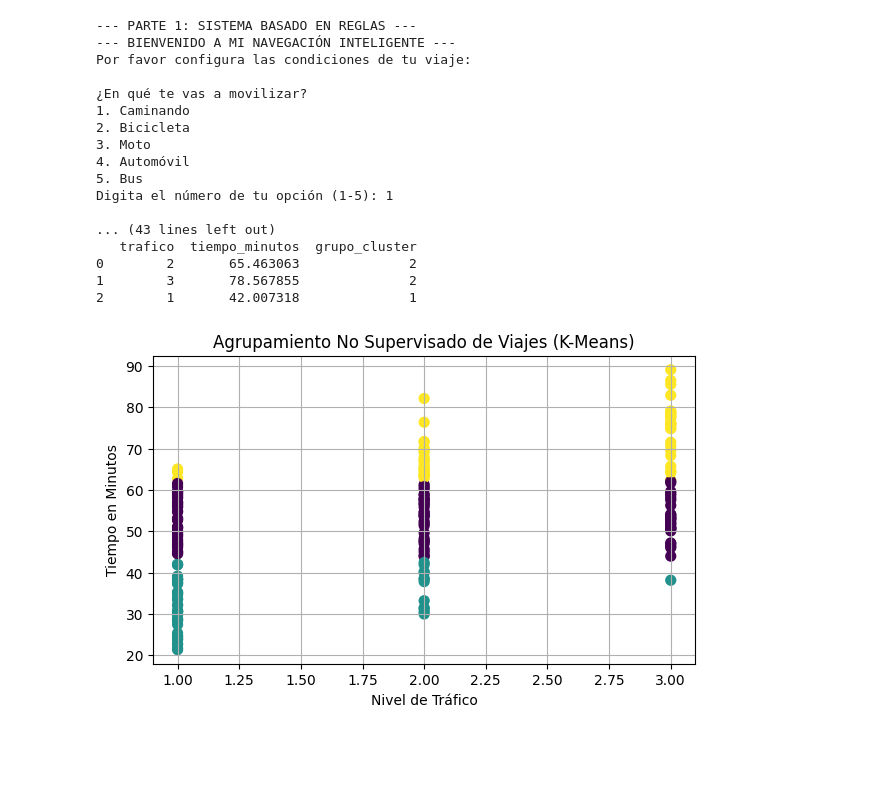
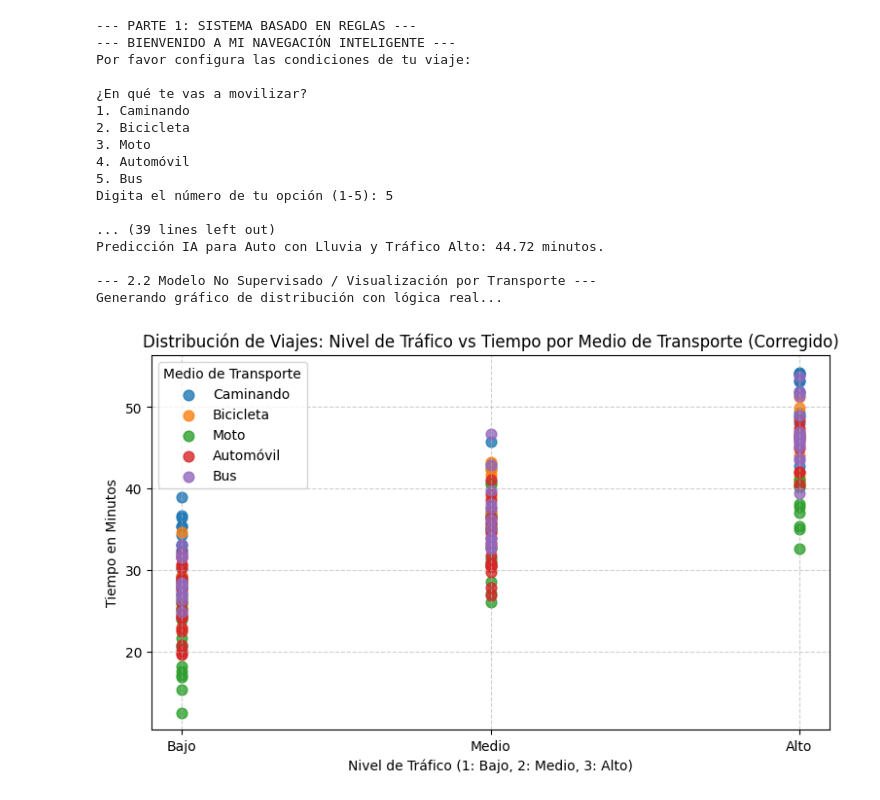
Before and after one commit to williampimo-ai/Rutas, a Jupyter notebook: Ruta.ipynb, the cells around one changed output. Cells and saved outputs as stored; diff of their text form; code cells hidden in the pictures; blank space fills up the shorter version.

```diff
--- a/Ruta.ipynb
+++ b/Ruta.ipynb
@@ -166,18 +166,23 @@ import pandas as pd
 import numpy as np
 from sklearn.model_selection import train_test_split
 from sklearn.linear_model import LinearRegression
-from sklearn.cluster import KMeans
 import matplotlib.pyplot as plt
 
-# 1. Generación de Dataset de Muestra (ya que no hay fuente de datos externa)
+# 1. Generación de Dataset de Muestra (Lógica corregida para la realidad)
 np.random.seed(42)
 n_muestras = 200
 
-# Simulamos datos: Transporte (1-5), Clima (1-3), Tráfico (1-3)
 trans_ids = np.random.randint(1, 6, n_muestras)
 clima_ids = np.random.randint(1, 4, n_muestras)
 traf_ids = np.random.randint(1, 4, n_muestras)
-tiempo_real = (trans_ids * 8) + (clima_ids * 5) + (traf_ids * 10) + np.random.normal(0, 3, n_muestras)
+
+# CORRECCIÓN LÓGICA:
+# - Transporte: Invertimos el impacto (moto/bici suman menos tiempo, caminar/bus suman más).
+# Factor de transporte invertido: 1 (Caminando) suma más, 3 (Moto) o 4 (Auto) suman menos.
+factor_transporte = {1: 15, 2: 10, 3: 5, 4: 8, 5: 12}
+base_transporte = np.array([factor_transporte[t] for t in trans_ids])
+
+tiempo_real = base_transporte + (clima_ids * 4) + (traf_ids * 9) + np.random.normal(0, 2, n_muestras)
 
 df_dataset = pd.DataFrame({
     'transporte': trans_ids,
@@ -186,56 +191,61 @@ df_dataset = pd.DataFrame({
     'tiempo_minutos': tiempo_real
 })
 
-print("\n[Dataset Generado] Muestra de los datos sintéticos creados:")
+print("\n[Dataset Generado] Muestra de los datos sintéticos corregidos:")
 print(df_dataset.head(3))
 
 # 2. Aprendizaje Supervisado (Regresión Lineal para predecir tiempo de viaje)
 print("\n--- 2.1 Modelo Supervisado (Regresión Lineal) ---")
 X = df_dataset[['transporte', 'clima', 'trafico']]
 y = df_dataset['tiempo_minutos']
 
 X_train, X_test, y_train, y_test = train_test_split(X, y, test_size=0.2, random_state=42)
 modelo_supervisado = LinearRegression()
 modelo_supervisado.fit(X_train, y_train)
 
-# Probamos con una predicción de ejemplo basada en tus selecciones
-prediccion_ia = modelo_supervisado.predict([[4, 2, 3]]) # Ejemplo: Auto(4), Lluvia(2), Tráfico Alto(3)
+viaje_ejemplo = pd.DataFrame([[4, 2, 3]], columns=['transporte', 'clima', 'trafico'])
+prediccion_ia = modelo_supervisado.predict(viaje_ejemplo)
+
 print(f"Modelo entrenado con éxito.")
 print(f"Predicción IA para Auto con Lluvia y Tráfico Alto: {round(prediccion_ia[0], 2)} minutos.")
 
-# 3. Aprendizaje No Supervisado (K-Means para agrupar patrones de tráfico y tiempo)
-print("\n--- 2.2 Modelo No Supervisado (Clustering con K-Means) ---")
-X_cluster = df_dataset[['trafico', 'tiempo_minutos']]
-kmeans = KMeans(n_clusters=3, random_state=42, n_init=10)
-df_dataset['grupo_cluster'] = kmeans.fit_predict(X_cluster)
+# 3. Aprendizaje No Supervisado / Visualización por Medio de Transporte
+print("\n--- 2.2 Modelo No Supervisado / Visualización por Transporte ---")
+print("Generando gráfico de distribución con lógica real...")
 
-print("Grupos de tráfico y tiempos identificados automáticamente por la IA:")
-print(df_dataset[['trafico', 'tiempo_minutos', 'grupo_cluster']].head(3))
+nombres_transporte = {1: 'Caminando', 2: 'Bicicleta', 3: 'Moto', 4: 'Automóvil', 5: 'Bus'}
+df_dataset['nombre_transporte'] = df_dataset['transporte'].map(nombres_transporte)
 
-# Graficamos los clústeres encontrados
-plt.figure(figsize=(7, 4))
-plt.scatter(df_dataset['trafico'], df_dataset['tiempo_minutos'], c=df_dataset['grupo_cluster'], cmap='viridis', s=50)
-plt.title('Agrupamiento No Supervisado de Viajes (K-Means)')
-plt.xlabel('Nivel de Tráfico')
+plt.figure(figsize=(9, 5))
+colores = ['#1f77b4', '#ff7f0e', '#2ca02c', '#d62728', '#9467bd']
+
+for (t_id, t_nombre), color in zip(nombres_transporte.items(), colores):
+    subset = df_dataset[df_dataset['transporte'] == t_id]
+    plt.scatter(subset['trafico'], subset['tiempo_minutos'], label=t_nombre, color=color, s=60, alpha=0.8)
+
+plt.title('Distribución de Viajes: Nivel de Tráfico vs Tiempo por Medio de Transporte (Corregido)')
+plt.xlabel('Nivel de Tráfico (1: Bajo, 2: Medio, 3: Alto)')
 plt.ylabel('Tiempo en Minutos')
-plt.grid(True)
+plt.xticks([1, 2, 3], ['Bajo', 'Medio', 'Alto'])
+plt.legend(title='Medio de Transporte')
+plt.grid(True, linestyle='--', alpha=0.6)
 plt.show()
 # %% [output]
 --- PARTE 1: SISTEMA BASADO EN REGLAS ---
 --- BIENVENIDO A MI NAVEGACIÓN INTELIGENTE ---
 Por favor configura las condiciones de tu viaje:
 
 ¿En qué te vas a movilizar?
 1. Caminando
 2. Bicicleta
 3. Moto
 4. Automóvil
 5. Bus
-Digita el número de tu opción (1-5): 1
+Digita el número de tu opción (1-5): 5
 
-... (43 lines left out)
-   trafico  tiempo_minutos  grupo_cluster
-0        2       65.463063              2
-1        3       78.567855              2
-2        1       42.007318              1
+... (39 lines left out)
+Predicción IA para Auto con Lluvia y Tráfico Alto: 44.72 minutos.
+
+--- 2.2 Modelo No Supervisado / Visualización por Transporte ---
+Generando gráfico de distribución con lógica real...
-[figure, old version]
+[figure, new version]
```
